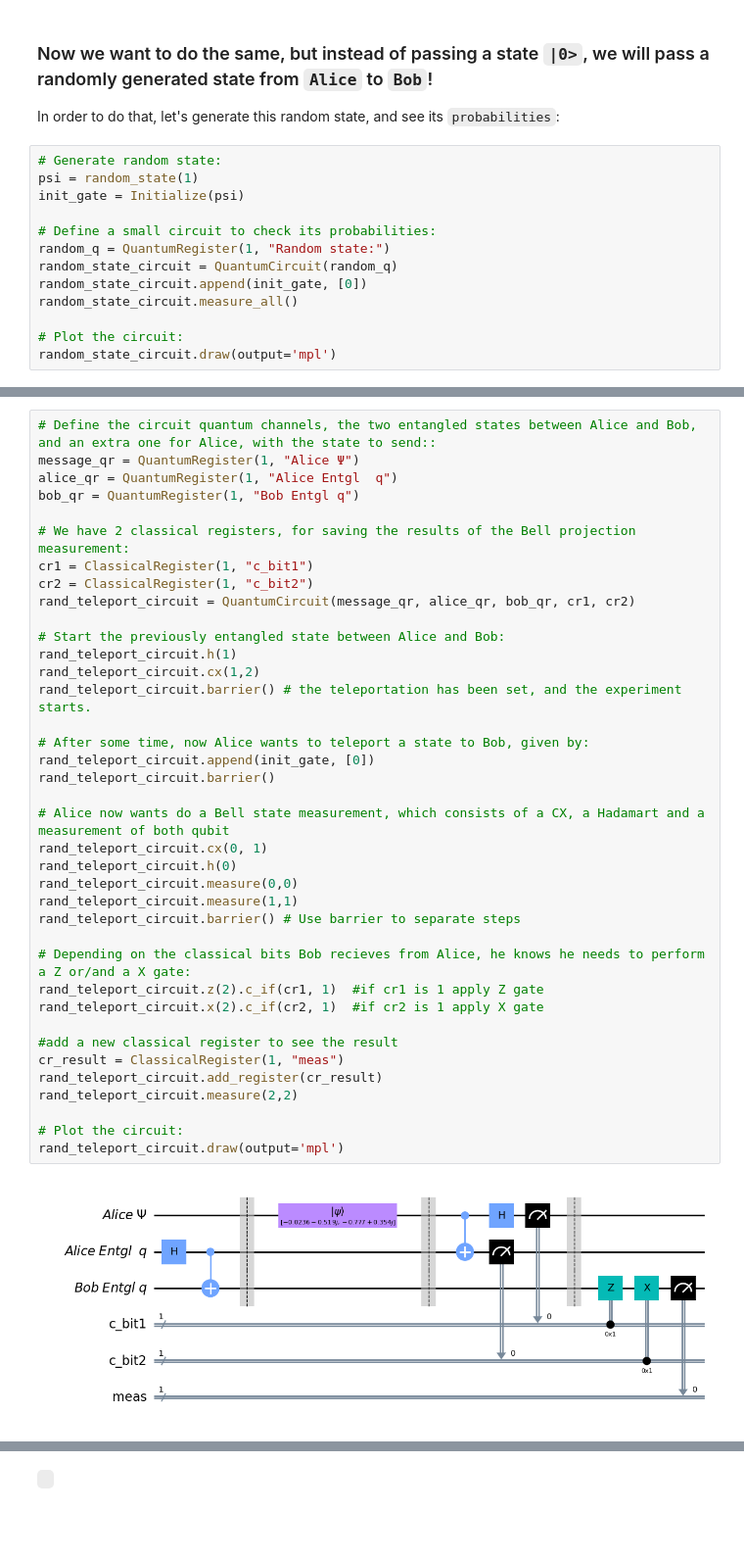
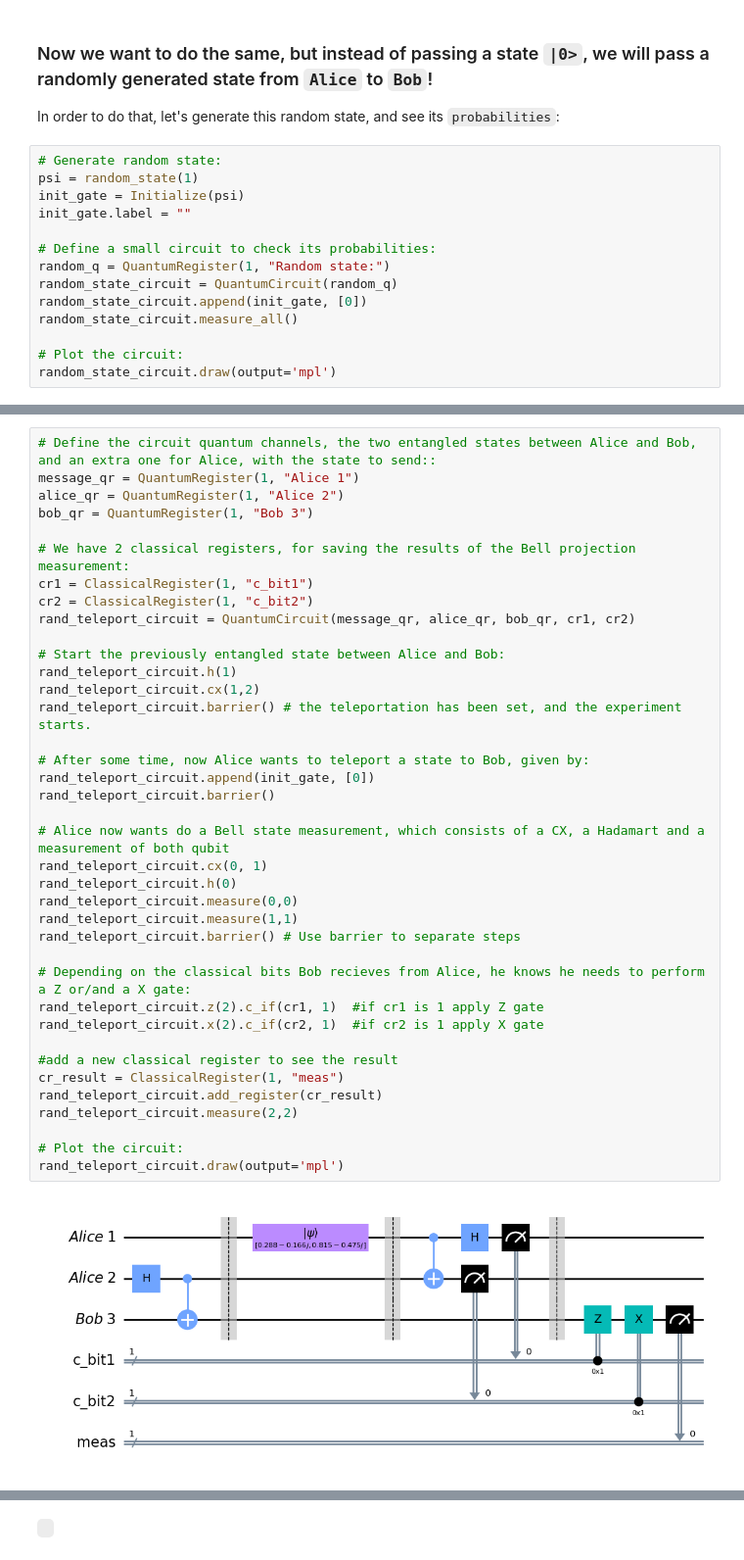
Before and after one commit to GuillermoAbadLopez/Quantum-Teleportation, a Jupyter notebook: src/main.ipynb, the cells around one changed output, grey strips where cells are left out. Shown at 98% size. Cells and saved outputs as stored; diff of their text form; blank space fills up the shorter version.

```diff
--- a/src/main.ipynb
+++ b/src/main.ipynb
@@ -117,6 +117,7 @@ In order to do that, let's generate this random state, and see its `probabilitie
 # Generate random state:
 psi = random_state(1)
 init_gate = Initialize(psi)
+init_gate.label = ""
 
 # Define a small circuit to check its probabilities:
 random_q = QuantumRegister(1, "Random state:")
@@ -135,8 +136,8 @@ execute_get_probabilities_and_plot(random_state_circuit, backend, shots, 0)
 # %%
 # Define the circuit quantum channels, the two entangled states between Alice and Bob, and an extra one for Alice, with the state to send::
-message_qr = QuantumRegister(1, "Alice Ψ")
-alice_qr = QuantumRegister(1, "Alice Entgl  q")
-bob_qr = QuantumRegister(1, "Bob Entgl q")
+message_qr = QuantumRegister(1, "Alice 1")
+alice_qr = QuantumRegister(1, "Alice 2")
+bob_qr = QuantumRegister(1, "Bob 3")
 
 # We have 2 classical registers, for saving the results of the Bell projection measurement:
 cr1 = ClassicalRegister(1, "c_bit1")
@@ -144,34 +145,34 @@ cr2 = ClassicalRegister(1, "c_bit2")
 rand_teleport_circuit = QuantumCircuit(message_qr, alice_qr, bob_qr, cr1, cr2)
 
 # Start the previously entangled state between Alice and Bob:
 rand_teleport_circuit.h(1)
 rand_teleport_circuit.cx(1,2)
 rand_teleport_circuit.barrier() # the teleportation has been set, and the experiment starts.
 
 # After some time, now Alice wants to teleport a state to Bob, given by:
 rand_teleport_circuit.append(init_gate, [0])
 rand_teleport_circuit.barrier()
 
 # Alice now wants do a Bell state measurement, which consists of a CX, a Hadamart and a measurement of both qubit
 rand_teleport_circuit.cx(0, 1)
 rand_teleport_circuit.h(0)
 rand_teleport_circuit.measure(0,0)
 rand_teleport_circuit.measure(1,1)
 rand_teleport_circuit.barrier() # Use barrier to separate steps
 
 # Depending on the classical bits Bob recieves from Alice, he knows he needs to perform a Z or/and a X gate:
 rand_teleport_circuit.z(2).c_if(cr1, 1)  #if cr1 is 1 apply Z gate
 rand_teleport_circuit.x(2).c_if(cr2, 1)  #if cr2 is 1 apply X gate
 
 #add a new classical register to see the result
 cr_result = ClassicalRegister(1, "meas")
 rand_teleport_circuit.add_register(cr_result)
 rand_teleport_circuit.measure(2,2)
 
 # Plot the circuit:
 rand_teleport_circuit.draw(output='mpl')
 # %% [output]
-[figure, old version]
+[figure, new version]
 # %%
 execute_get_probabilities_and_plot(rand_teleport_circuit, backend, shots, 0)
 # %% [output]
```
Also changed, not shown: parts of 17 cells of this notebook, 1 other file.
